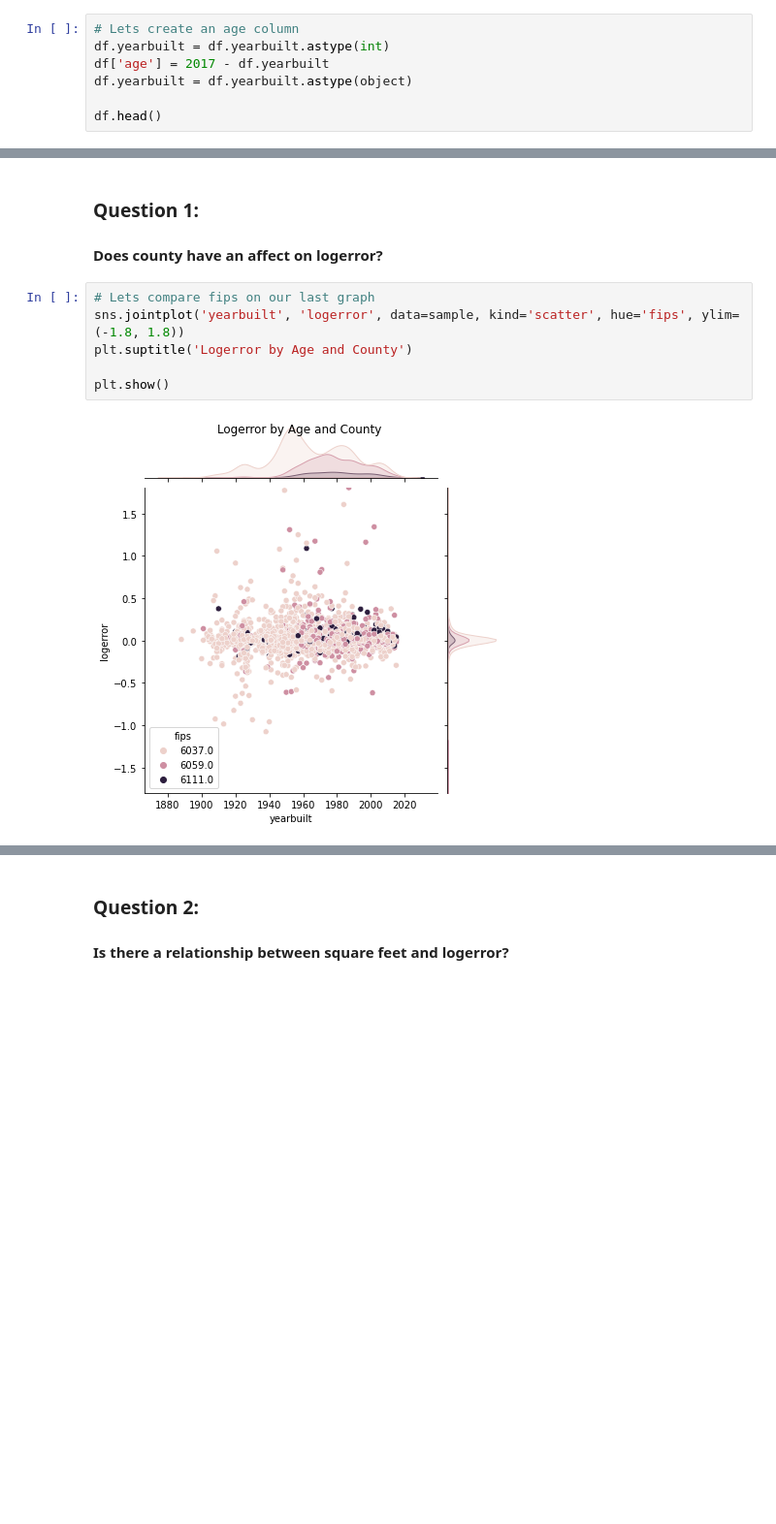
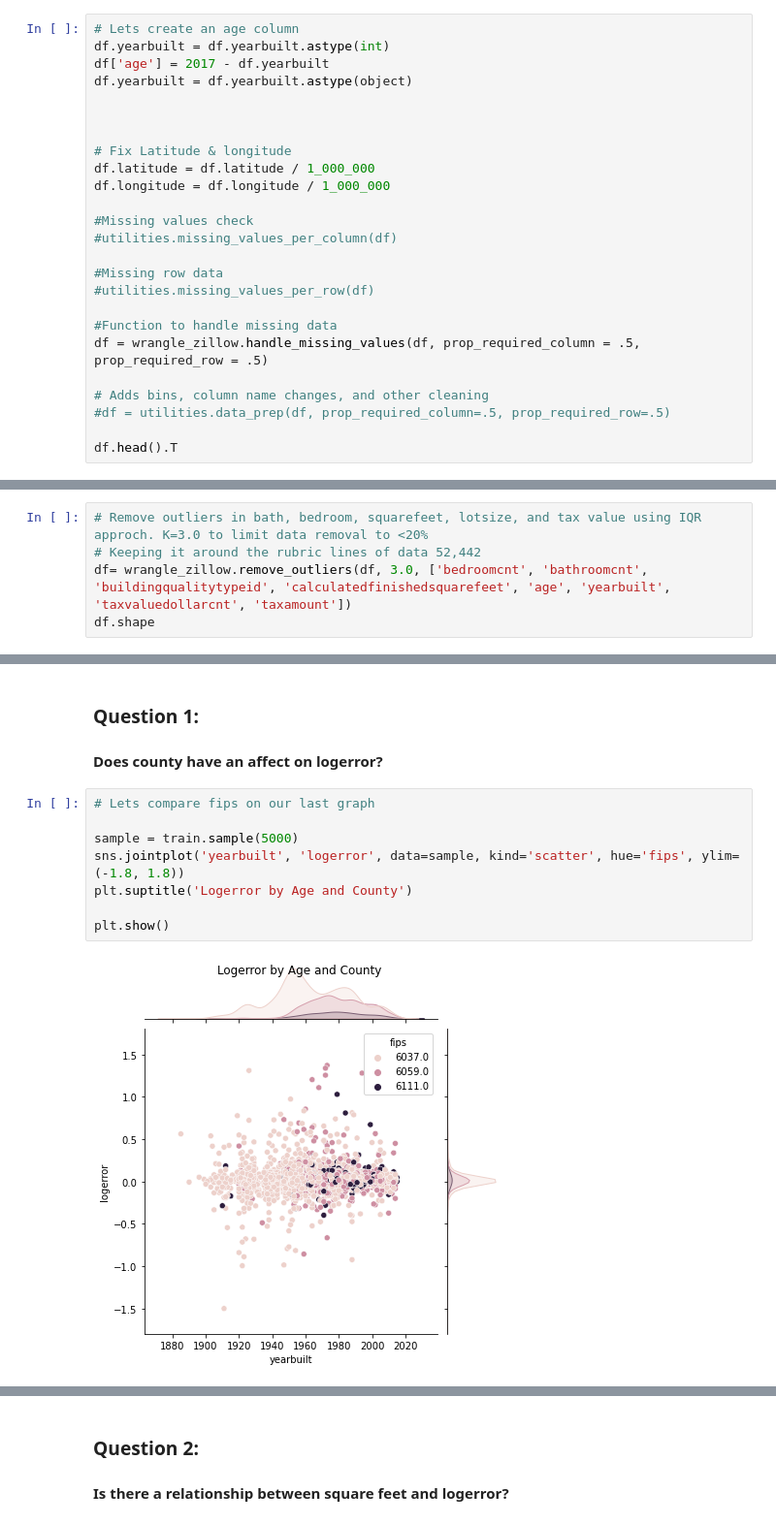
Before and after one commit to LuisVArce/Cluster_exercises, a Jupyter notebook: Final_Clustering_Notebook.ipynb, the cells around one changed output, grey strips where cells are left out. Shown at 97% size. Drawn from its saved outputs; the diff is of its cells as text; blank space fills up the shorter version.

```diff
--- a/Final_Clustering_Notebook.ipynb
+++ b/Final_Clustering_Notebook.ipynb
@@ -73,5 +76,23 @@ df.yearbuilt = df.yearbuilt.astype(int)
 df['age'] = 2017 - df.yearbuilt
 df.yearbuilt = df.yearbuilt.astype(object)
 
-df.head()
+
+
+# Fix Latitude & longitude
+df.latitude = df.latitude / 1_000_000
+df.longitude = df.longitude / 1_000_000
+
+#Missing values check
+#utilities.missing_values_per_column(df)
+
+#Missing row data
+#utilities.missing_values_per_row(df)
+
+#Function to handle missing data
+df = wrangle_zillow.handle_missing_values(df, prop_required_column = .5, prop_required_row = .5)
+
+# Adds bins, column name changes, and other cleaning
+#df = utilities.data_prep(df, prop_required_column=.5, prop_required_row=.5)
+
+df.head().T
 # %% [output]
@@ -84,0 +116,5 @@ df.head()
+# %%
+# Remove outliers in bath, bedroom, squarefeet, lotsize, and tax value using IQR approch. K=3.0 to limit data removal to <20%
+# Keeping it around the rubric lines of data 52,442
+df= wrangle_zillow.remove_outliers(df, 3.0, ['bedroomcnt', 'bathroomcnt', 'buildingqualitytypeid', 'calculatedfinishedsquarefeet', 'age', 'yearbuilt', 'taxvaluedollarcnt', 'taxamount'])
+df.shape
@@ -251,9 +290,11 @@ plt.show()
 #### Does county have an affect on logerror?
 # %%
 # Lets compare fips on our last graph
+
+sample = train.sample(5000)
 sns.jointplot('yearbuilt', 'logerror', data=sample, kind='scatter', hue='fips', ylim=(-1.8, 1.8))
 plt.suptitle('Logerror by Age and County')
 
 plt.show()
 # %% [output]
-[figure, old version]
+[figure, new version]
```
Also changed, not shown: parts of 62 cells of this notebook, 1 other file.
